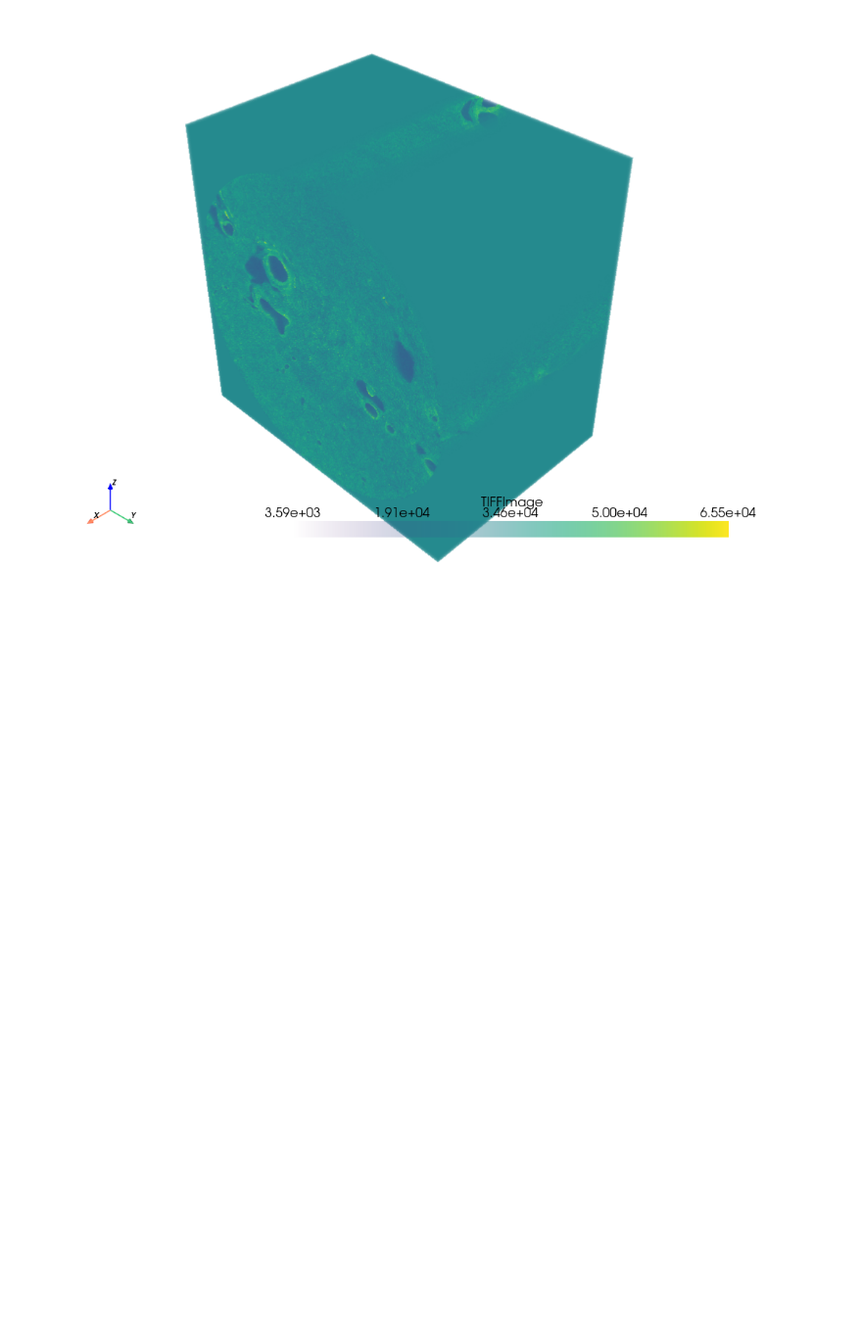
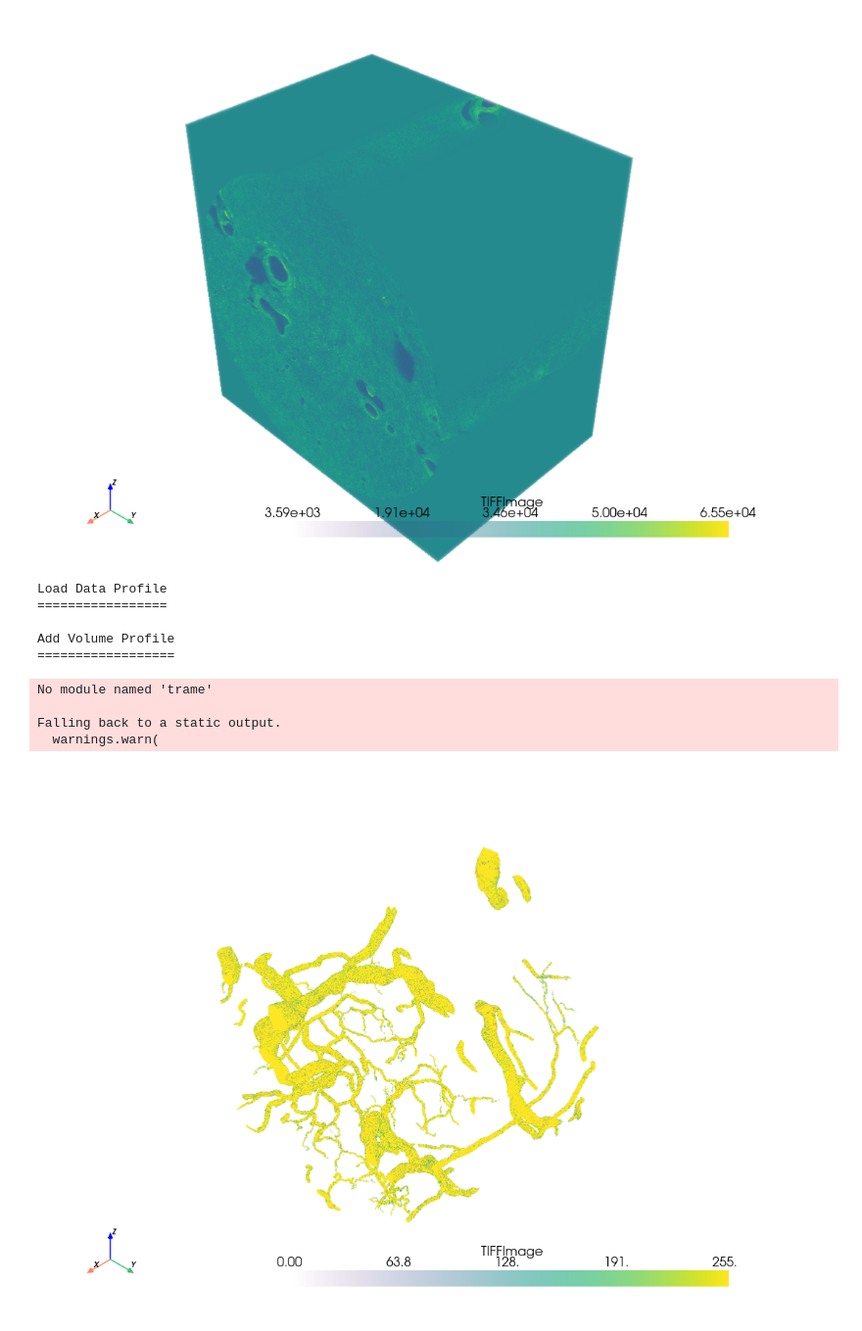
Before and after one commit to nereaSuacab/specialCourse_fall24, a Jupyter notebook: skeletonize.ipynb, the cells around one changed output. Shown: that part at 98% size. Saved outputs shown, nothing was run; the diff lists cells and outputs as text; code cells hidden in the pictures; blank space fills up the shorter version.

Commit message:
volume with labels ok

```diff
--- a/skeletonize.ipynb
+++ b/skeletonize.ipynb
@@ -62,6 +62,70 @@ No module named 'trame'
 Falling back to a static output.
   warnings.warn(
 [figure]
+# %%
+import os
+import numpy as np
+import tifffile as tiff
+import pyvista as pv
+import scipy.ndimage
+
+def load_data(tiff_directory):
+    # Read all TIFF files and stack them into a 3D volume
+    tiff_files = sorted([f for f in os.listdir(tiff_directory) if f.endswith('.tif')])
+    volume_data = np.array([tiff.imread(os.path.join(tiff_directory, f)) for f in tiff_files])
+
+    downscale_factors = (0.2, 0.2, 0.2)  # Example: downscale by 50% in each dimension
+    downscaled_volume = scipy.ndimage.zoom(volume_data, downscale_factors, order=1)
+
+    del volume_data, tiff_files  # Free up memory
+
+    # Create a PyVista UniformGrid
+    volume = pv.ImageData()
+    volume.dimensions = downscaled_volume.shape
+    volume["TIFFImage"] = downscaled_volume.flatten(order="F")  # Flatten in Fortran order
+
+    volume.spacing = (1, 1, 1)  # Set spacing; adjust as needed
+
+    return volume
+
+if __name__ == "__main__":
+    folder = 'data/labels'  # Specify the directory containing the TIFF files
+
+    print("Load Data Profile")
+    print("=================")
+
+    volume = load_data(folder)
+
+    print()
+
+    p = pv.Plotter()
+
+    print("Add Volume Profile")
+    print("==================")
+
+    p.add_volume(
+        volume,
+        blending="composite",
+        scalars="TIFFImage",
+        reset_camera=True,
+    )
+
+    print()
+
+    p.add_axes()
+
+    p.show()
+# %% [output]
+Load Data Profile
+=================
+
+Add Volume Profile
+==================
+No module named 'trame'
+
+Falling back to a static output.
+  warnings.warn(
+[figure, added]
 # %%
 import os
 import numpy as np
```
